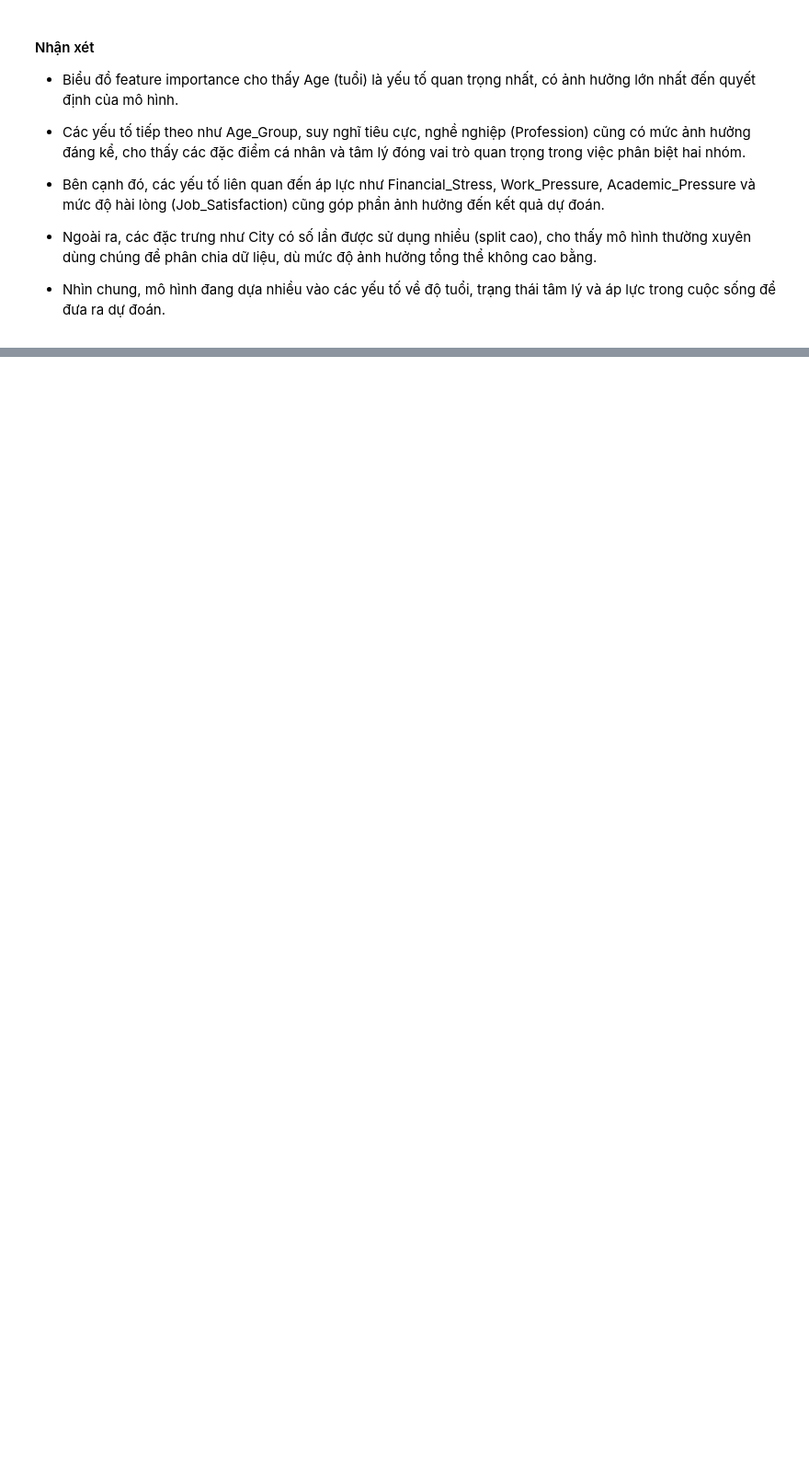
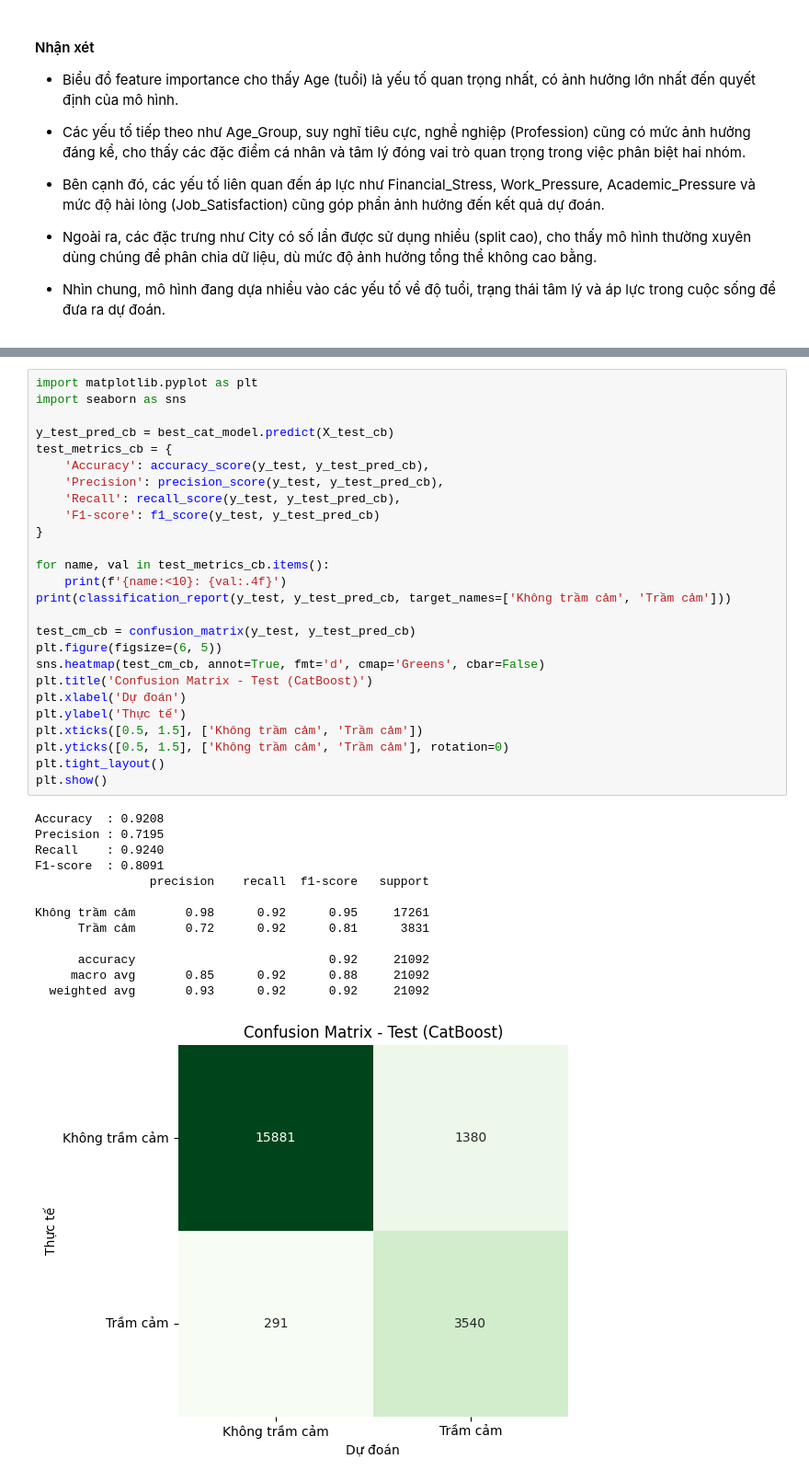
Before and after one commit to phamhuongtra/depression_analysis, a Jupyter notebook: model.ipynb, the cells around one changed output, grey strips where cells are left out. Shown at 92% size. Drawn from its saved outputs; the diff is of its cells as text; blank space fills up the shorter version.

```diff
--- a/model.ipynb
+++ b/model.ipynb
@@ -676,0 +876,40 @@ Have_you_ever_had_suicidal_thoughts_?     3.203114e+05               549
+# %%
+import matplotlib.pyplot as plt
+import seaborn as sns
+
+y_test_pred_cb = best_cat_model.predict(X_test_cb)
+test_metrics_cb = {
+    'Accuracy': accuracy_score(y_test, y_test_pred_cb),
+    'Precision': precision_score(y_test, y_test_pred_cb),
+    'Recall': recall_score(y_test, y_test_pred_cb),
+    'F1-score': f1_score(y_test, y_test_pred_cb)
+}
+
+for name, val in test_metrics_cb.items():
+    print(f'{name:<10}: {val:.4f}')
+print(classification_report(y_test, y_test_pred_cb, target_names=['Không trầm cảm', 'Trầm cảm']))
+
+test_cm_cb = confusion_matrix(y_test, y_test_pred_cb)
+plt.figure(figsize=(6, 5))
+sns.heatmap(test_cm_cb, annot=True, fmt='d', cmap='Greens', cbar=False)
+plt.title('Confusion Matrix - Test (CatBoost)')
+plt.xlabel('Dự đoán')
+plt.ylabel('Thực tế')
+plt.xticks([0.5, 1.5], ['Không trầm cảm', 'Trầm cảm'])
+plt.yticks([0.5, 1.5], ['Không trầm cảm', 'Trầm cảm'], rotation=0)
+plt.tight_layout()
+plt.show()
+# %% [output]
+Accuracy  : 0.9208
+Precision : 0.7195
+Recall    : 0.9240
+F1-score  : 0.8091
+                precision    recall  f1-score   support
+
+Không trầm cảm       0.98      0.92      0.95     17261
+      Trầm cảm       0.72      0.92      0.81      3831
+
+      accuracy                           0.92     21092
+     macro avg       0.85      0.92      0.88     21092
+  weighted avg       0.93      0.92      0.92     21092
+[figure, added]
```
Also changed, not shown: parts of 13 cells of this notebook, 1 other file.
